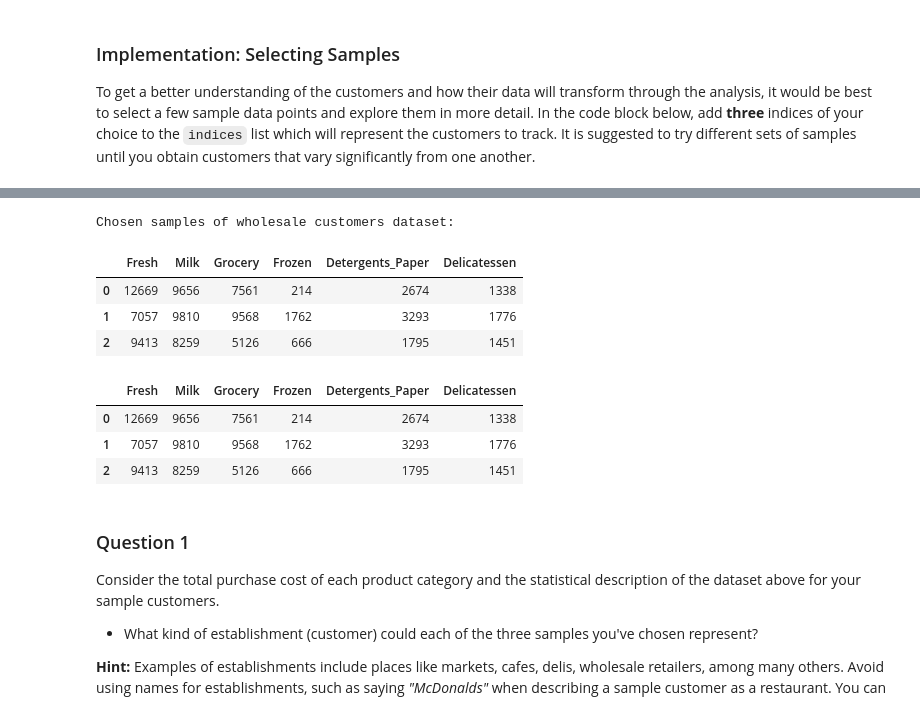
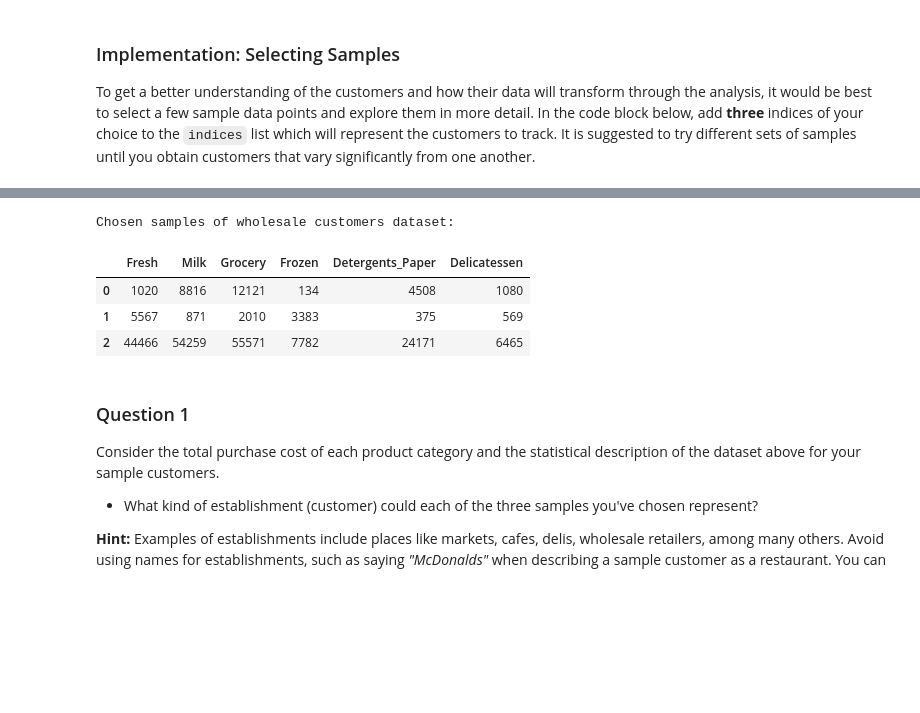
Before and after one commit to pexea12/machine-learning, a Jupyter notebook: customer_segments/customer_segments.ipynb, the cells around one changed output, grey strips where cells are left out. Cells and saved outputs as stored; diff of their text form; code cells hidden in the pictures; blank space fills up the shorter version.

```diff
--- a/customer_segments/customer_segments.ipynb
+++ b/customer_segments/customer_segments.ipynb
@@ -70,22 +119,17 @@ To get a better understanding of the customers and how their data will transform
 # %%
 # TODO: Select three indices of your choice you wish to sample from the dataset
-indices = [0, 1, 5]
+indices = [16, 21, 47]
 
 # Create a DataFrame of the chosen samples
 samples = pd.DataFrame(data.loc[indices], columns = data.keys()).reset_index(drop = True)
 print "Chosen samples of wholesale customers dataset:"
 display(samples)
-display(data.loc[indices].reset_index(drop=True))
 # %% [output]
 Chosen samples of wholesale customers dataset:
 |  | Fresh | Milk | Grocery | Frozen | Detergents_Paper | Delicatessen |
-| 0 | 12669 | 9656 | 7561 | 214 | 2674 | 1338 |
-| 1 | 7057 | 9810 | 9568 | 1762 | 3293 | 1776 |
-| 2 | 9413 | 8259 | 5126 | 666 | 1795 | 1451 |
+| 0 | 1020 | 8816 | 12121 | 134 | 4508 | 1080 |
+| 1 | 5567 | 871 | 2010 | 3383 | 375 | 569 |
+| 2 | 44466 | 54259 | 55571 | 7782 | 24171 | 6465 |
-|  | Fresh | Milk | Grocery | Frozen | Detergents_Paper | Delicatessen |
-| 0 | 12669 | 9656 | 7561 | 214 | 2674 | 1338 |
-| 1 | 7057 | 9810 | 9568 | 1762 | 3293 | 1776 |
-| 2 | 9413 | 8259 | 5126 | 666 | 1795 | 1451 |
 # %% [markdown]
 ### Question 1
 Consider the total purchase cost of each product category and the statistical description of the dataset above for your sample customers.
```
Also changed, not shown: parts of 16 cells of this notebook, 1 other file.
